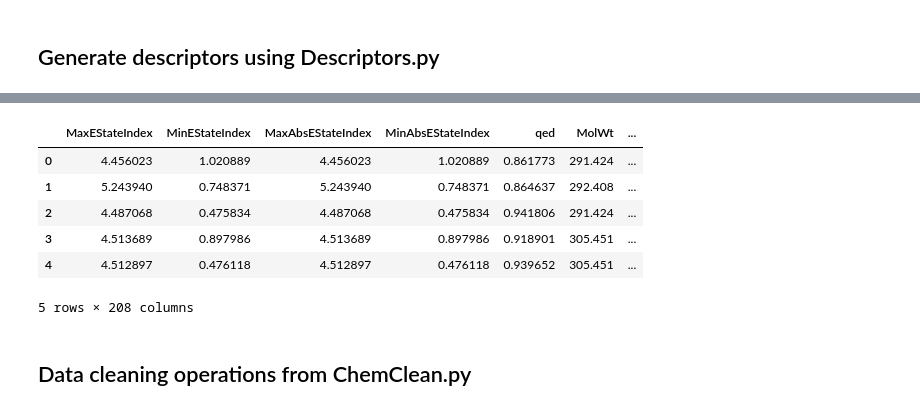
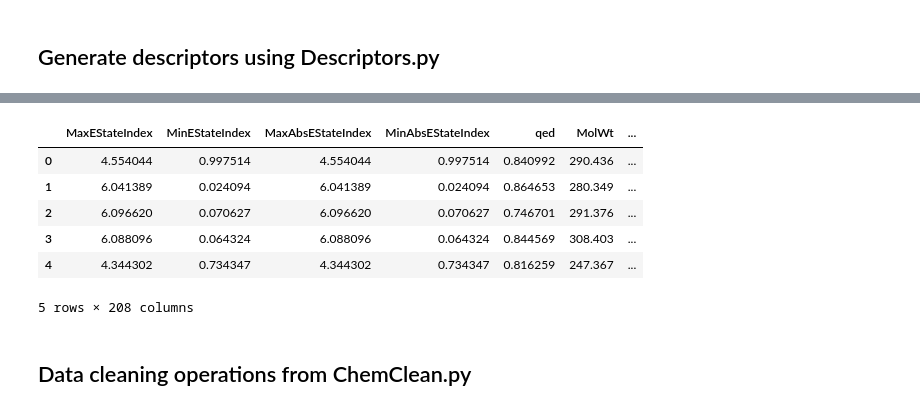
Before and after one commit to adisun94/DataScience, a Jupyter notebook: MoleculeReductionPotential.ipynb, the cells around one changed output, grey strips where cells are left out. Saved outputs shown, nothing was run; the diff lists cells and outputs as text; code cells hidden in the pictures.

```diff
--- a/MoleculeReductionPotential.ipynb
+++ b/MoleculeReductionPotential.ipynb
@@ -27,3 +32,6 @@ import statsmodels.api as sm
 # %%
 url='https://raw.githubusercontent.com/akashjn/DataScience/main/Data/BTZ_5442mols_smiles_redpot.csv'
 data=pd.read_csv(url)
+data=data.sample(frac=1)
+data.index=range(data.shape[0])
+data.head()
@@ -38,7 +53,7 @@ plt.show()
 ## Generate descriptors using Descriptors.py
 # %%
 %%time
-p=desc(data['SMILES'][:100])
+p=desc(data['SMILES'][:5000])
 df_rdkit=p.RDkit_descriptors()
 print(df_rdkit.shape)
 df_rdkit.head()
@@ -49,9 +64,9 @@ Wall time: 572 ms
 |  | MaxEStateIndex | MinEStateIndex | MaxAbsEStateIndex | MinAbsEStateIndex | qed | MolWt | ... |
-| 0 | 4.456023 | 1.020889 | 4.456023 | 1.020889 | 0.861773 | 291.424 | ... |
-| 1 | 5.243940 | 0.748371 | 5.243940 | 0.748371 | 0.864637 | 292.408 | ... |
-| 2 | 4.487068 | 0.475834 | 4.487068 | 0.475834 | 0.941806 | 291.424 | ... |
-| 3 | 4.513689 | 0.897986 | 4.513689 | 0.897986 | 0.918901 | 305.451 | ... |
-| 4 | 4.512897 | 0.476118 | 4.512897 | 0.476118 | 0.939652 | 305.451 | ... |
+| 0 | 4.554044 | 0.997514 | 4.554044 | 0.997514 | 0.840992 | 290.436 | ... |
+| 1 | 6.041389 | 0.024094 | 6.041389 | 0.024094 | 0.864653 | 280.349 | ... |
+| 2 | 6.096620 | 0.070627 | 6.096620 | 0.070627 | 0.746701 | 291.376 | ... |
+| 3 | 6.088096 | 0.064324 | 6.088096 | 0.064324 | 0.844569 | 308.403 | ... |
+| 4 | 4.344302 | 0.734347 | 4.344302 | 0.734347 | 0.816259 | 247.367 | ... |
 5 rows × 208 columns
 # %% [markdown]
 ## Data cleaning operations from ChemClean.py
```
Also changed, not shown: parts of 19 cells of this notebook.
